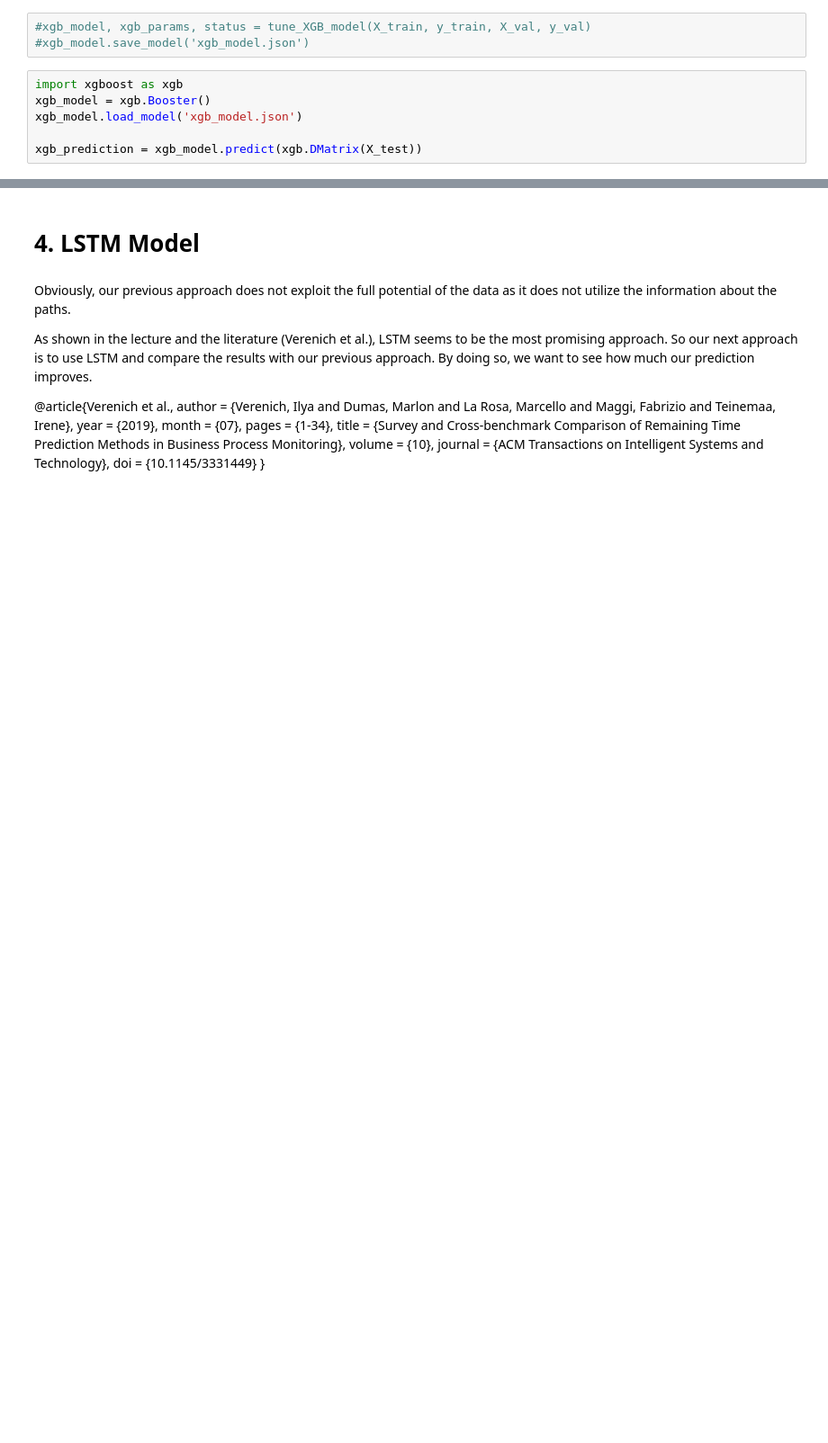
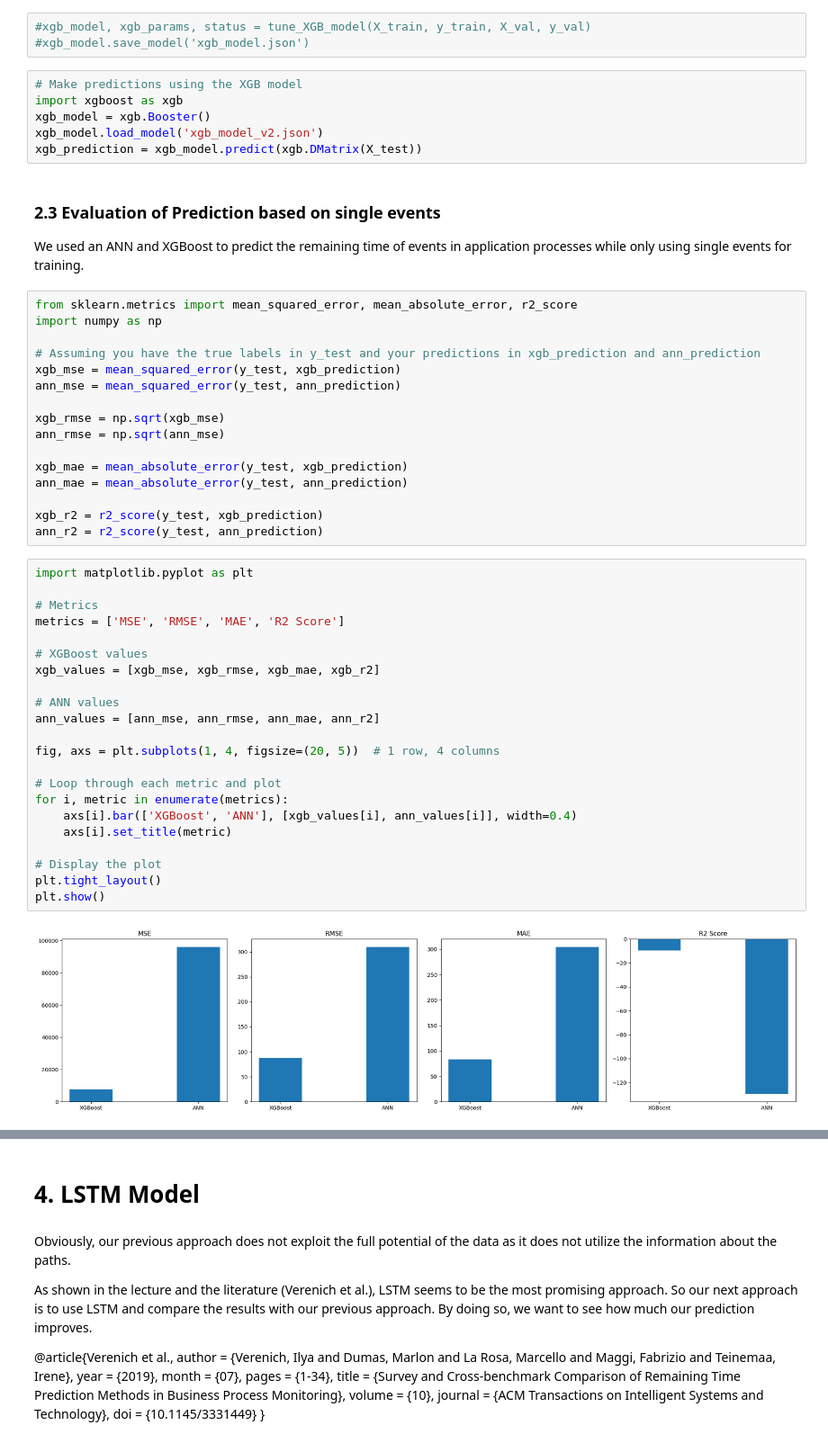
Before and after one commit to Lanza-git/Integrated-vs-Seperated-Master-Thesis, a Jupyter notebook: BPM/BPM.ipynb, the cells around one changed output, grey strips where cells are left out. Shown at 90% size. Drawn from its saved outputs; the diff is of its cells as text; blank space fills up the shorter version.

```diff
--- a/BPM/BPM.ipynb
+++ b/BPM/BPM.ipynb
@@ -365,8 +382,52 @@ ann_prediction = ann_model.predict(X_test)
 #xgb_model, xgb_params, status = tune_XGB_model(X_train, y_train, X_val, y_val)
 #xgb_model.save_model('xgb_model.json')
 # %%
+# Make predictions using the XGB model
 import xgboost as xgb
 xgb_model = xgb.Booster()
-xgb_model.load_model('xgb_model.json')
-
+xgb_model.load_model('xgb_model_v2.json')
 xgb_prediction = xgb_model.predict(xgb.DMatrix(X_test))
+# %% [markdown]
+### 2.3 Evaluation of Prediction based on single events
+
+We used an ANN and XGBoost to predict the remaining time of events in application processes while only using single events for training.
+# %%
+from sklearn.metrics import mean_squared_error, mean_absolute_error, r2_score
+import numpy as np
+
+# Assuming you have the true labels in y_test and your predictions in xgb_prediction and ann_prediction
+xgb_mse = mean_squared_error(y_test, xgb_prediction)
+ann_mse = mean_squared_error(y_test, ann_prediction)
+
+xgb_rmse = np.sqrt(xgb_mse)
+ann_rmse = np.sqrt(ann_mse)
+
+xgb_mae = mean_absolute_error(y_test, xgb_prediction)
+ann_mae = mean_absolute_error(y_test, ann_prediction)
+
+xgb_r2 = r2_score(y_test, xgb_prediction)
+ann_r2 = r2_score(y_test, ann_prediction)
+# %%
+import matplotlib.pyplot as plt
+
+# Metrics
+metrics = ['MSE', 'RMSE', 'MAE', 'R2 Score']
+
+# XGBoost values
+xgb_values = [xgb_mse, xgb_rmse, xgb_mae, xgb_r2]
+
+# ANN values
+ann_values = [ann_mse, ann_rmse, ann_mae, ann_r2]
+
+fig, axs = plt.subplots(1, 4, figsize=(20, 5))  # 1 row, 4 columns
+
+# Loop through each metric and plot
+for i, metric in enumerate(metrics):
+    axs[i].bar(['XGBoost', 'ANN'], [xgb_values[i], ann_values[i]], width=0.4)
+    axs[i].set_title(metric)
+
+# Display the plot
+plt.tight_layout()
+plt.show()
+# %% [output]
+[figure, added]
```
Also changed, not shown: parts of 49 cells of this notebook, 8 other files.
